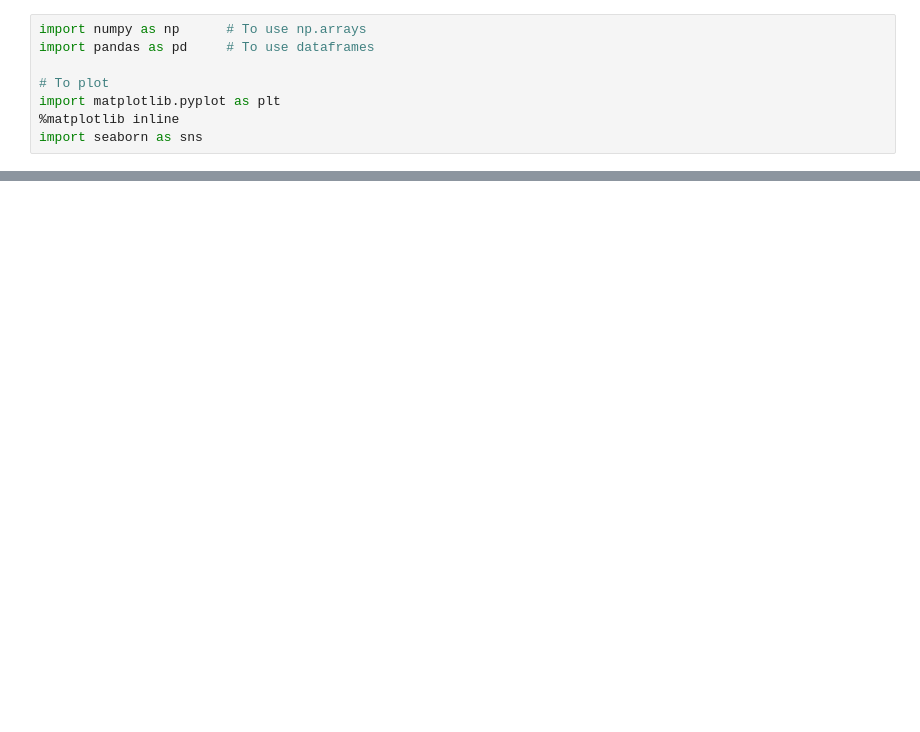
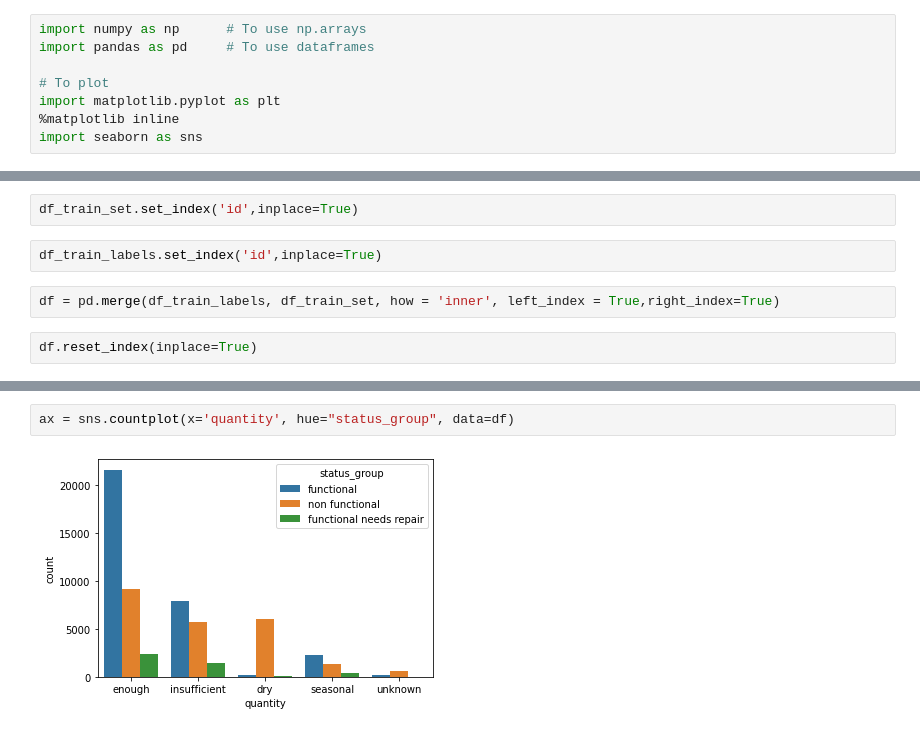
Before and after one commit to 170294r/Pump-it-Up-Data-Mining-the-Water-Table-, a Jupyter notebook: Preprocessing.ipynb, the cells around one changed output, grey strips where cells are left out. Drawn from its saved outputs; the diff is of its cells as text; blank space fills up the shorter version.

```diff
--- a/Preprocessing.ipynb
+++ b/Preprocessing.ipynb
@@ -475,0 +41,8 @@ AttributeError: ignored
+# %%
+df_train_set.set_index('id',inplace=True)
+# %%
+df_train_labels.set_index('id',inplace=True)
+# %%
+df = pd.merge(df_train_labels, df_train_set, how = 'inner', left_index = True,right_index=True)
+# %%
+df.reset_index(inplace=True)
@@ -475,0 +180,4 @@ AttributeError: ignored
+# %%
+ax = sns.countplot(x='quantity', hue="status_group", data=df)
+# %% [output]
+[figure, added]
```
Also changed, not shown: parts of 127 cells of this notebook.
